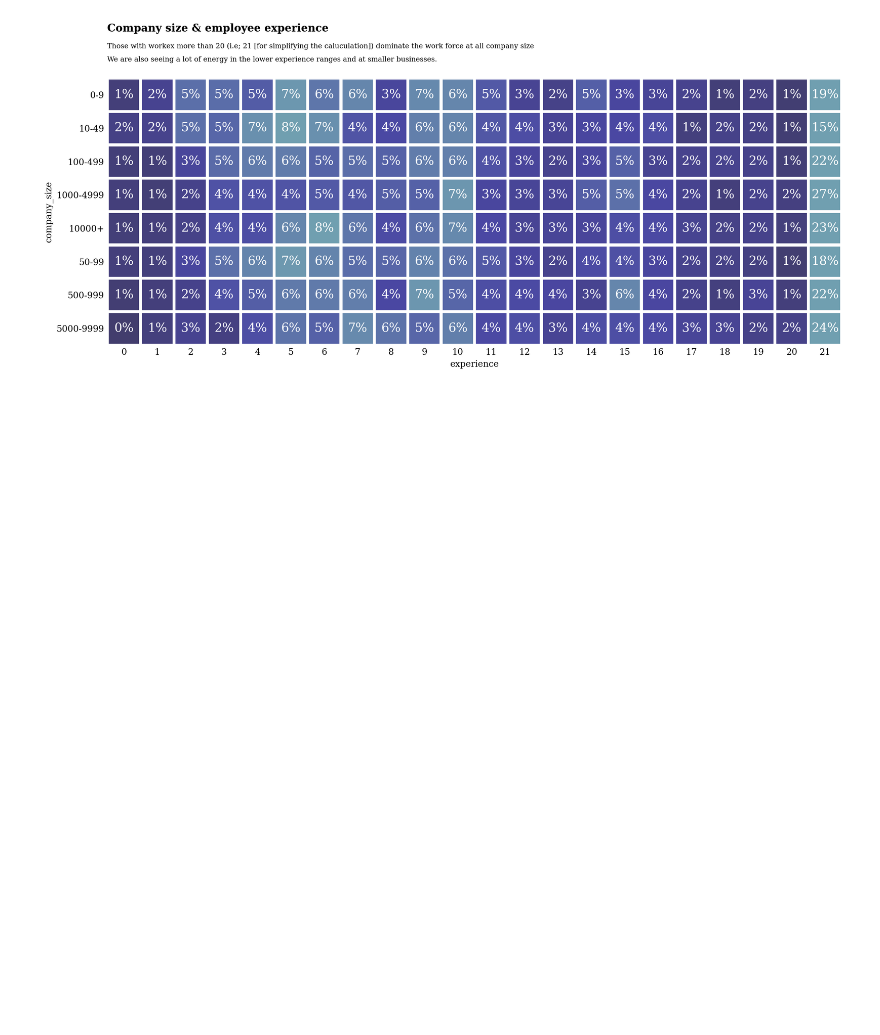
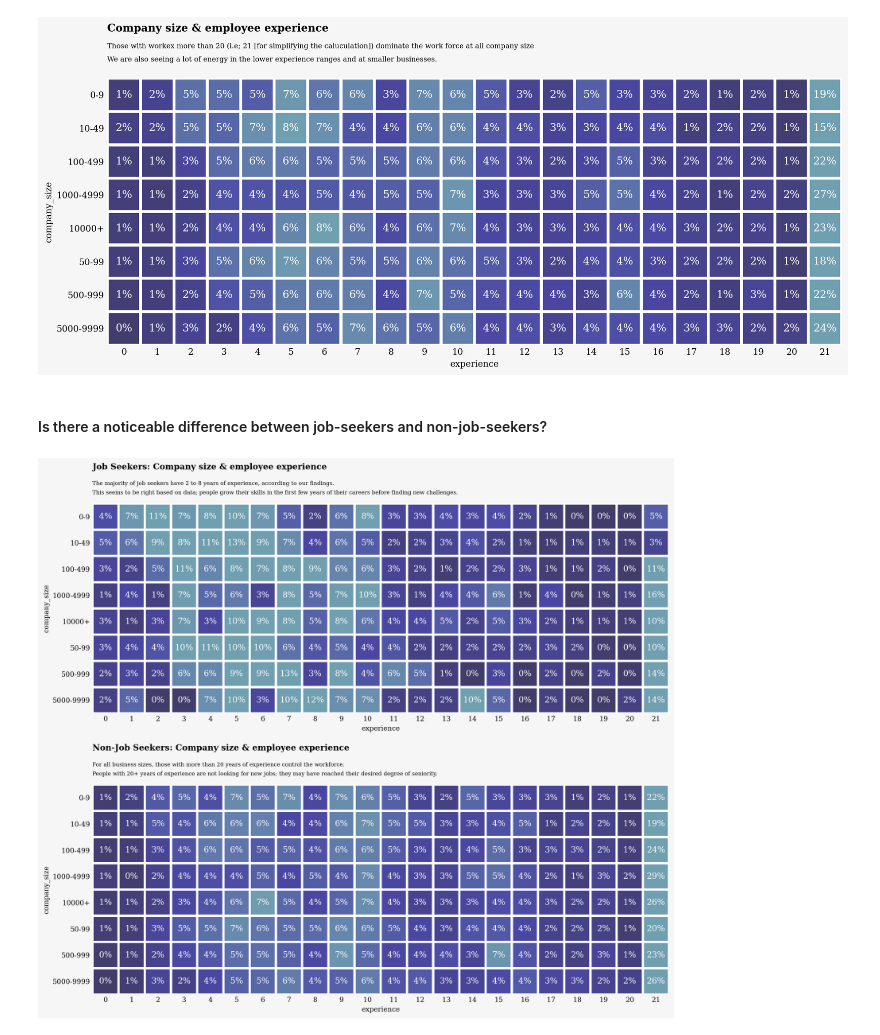
Before and after one commit to vaibhav1595/HR-Analytics-Predict-who-will-change-jobs, a Jupyter notebook: Predict_who_will_move_to_a_new_job.ipynb, the cells around one changed output. Drawn from its saved outputs; the diff is of its cells as text; code cells hidden in the pictures; blank space fills up the shorter version.

```diff
--- a/Predict_who_will_move_to_a_new_job.ipynb
+++ b/Predict_who_will_move_to_a_new_job.ipynb
@@ -569,3 +573,83 @@ ax0.text(0, -0.5, 'We are also seeing a lot of energy in the lower experience ra
 ax0.tick_params(axis=u'both', which=u'both',length=0)
 # %% [output]
 [figure]
+# %% [markdown]
+#### Is there a noticeable difference between job-seekers and non-job-seekers?
+# %%
+job_seeker = train[train['target'] == 1]
+no_job_seeker = train[train['target'] == 0]
+
+ct_job_seeker = pd.crosstab(job_seeker['company_size'], job_seeker['experience'], normalize='index', )
+ct_no_job_seeker = pd.crosstab(no_job_seeker['company_size'], no_job_seeker['experience'], normalize='index')
+
+fig = plt.figure(figsize=(15,15))
+gs = fig.add_gridspec(2, 3)
+gs.update(wspace=0, hspace=0)
+ax0 = fig.add_subplot(gs[0,:])
+ax1 = fig.add_subplot(gs[1,:])
+
+ax0.set_xlabel("")
+ax0.set_ylabel("")
+
+colors = ["#413c69", "#4a47a3","#709fb0"]
+colormap = matplotlib.colors.LinearSegmentedColormap.from_list("", colors)
+
+sns.heatmap(ax=ax0, data=ct_job_seeker, linewidths=.1, vmin=0, vmax=0.075,
+            square=True, cbar_kws={"orientation": "horizontal"}, cbar=False, cmap=colormap,linewidth=3, annot=True, fmt='1.0%',annot_kws={"fontsize":12})
+
+sns.heatmap(ax=ax1, data=ct_no_job_seeker, linewidths=.1, vmin=0, vmax=0.075,
+            square=True, cbar_kws={"orientation": "horizontal"}, cbar=False, cmap=colormap,linewidth=3, annot=True, fmt='1.0%',annot_kws={"fontsize":12})
+
+# Change background color
+background_color = "#f6f6f6"
+fig.patch.set_facecolor(background_color)
+
+for s in ["top","right","left"]:
+    ax0.spines[s].set_visible(False)
+    ax1.spines[s].set_visible(False)
+
+ax0.text(0, -1.3,
+         'Job Seekers: Company size & employee experience',
+         fontsize=12,
+         fontweight='bold',
+         fontfamily='serif',
+        )
+
+ax0.text(0, -0.7,
+         'The majority of job seekers have 2 to 8 years of experience, according to our findings.',
+         fontsize=8,
+         fontweight='light',
+         fontfamily='serif',
+        )
+
+ax0.text(0, -0.35,
+         'This seems to be right based on data; people grow their skills in the first few years of their careers before finding new challenges.',
+         fontsize=8,
+         fontweight='light',
+         fontfamily='serif',
+        )
+
+ax1.text(0, -1.3,
+         'Non-Job Seekers: Company size & employee experience',
+         fontsize=12,
+         fontweight='bold',
+         fontfamily='serif',
+        )
+
+ax1.text(0, -0.7,
+         'For all business sizes, those with more than 20 years of experience control the workforce.',
+         fontsize=8,
+         fontweight='light',
+         fontfamily='serif',
+        )
+ax1.text(0, -0.35,
+         'People with 20+ years of experience are not looking for new jobs; they may have reached their desired degree of seniority.',
+         fontsize=8,
+         fontweight='light',
+         fontfamily='serif',
+        )
+
+ax0.tick_params(axis=u'both', which=u'both',length=0)
+ax1.tick_params(axis=u'both', which=u'both',length=0)
+# %% [output]
+[figure, added]
```
Also changed, not shown: parts of 2 cells of this notebook.
